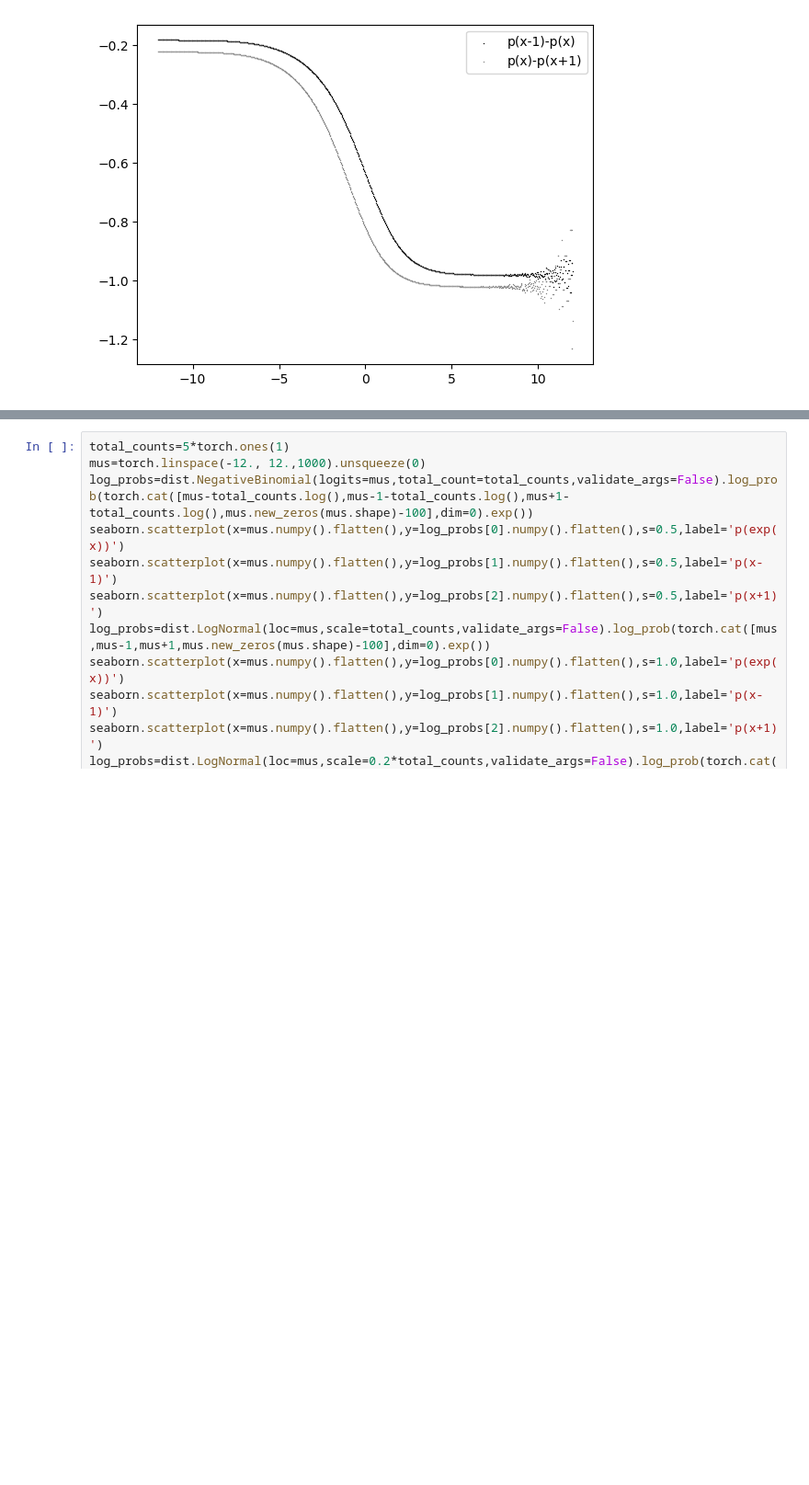
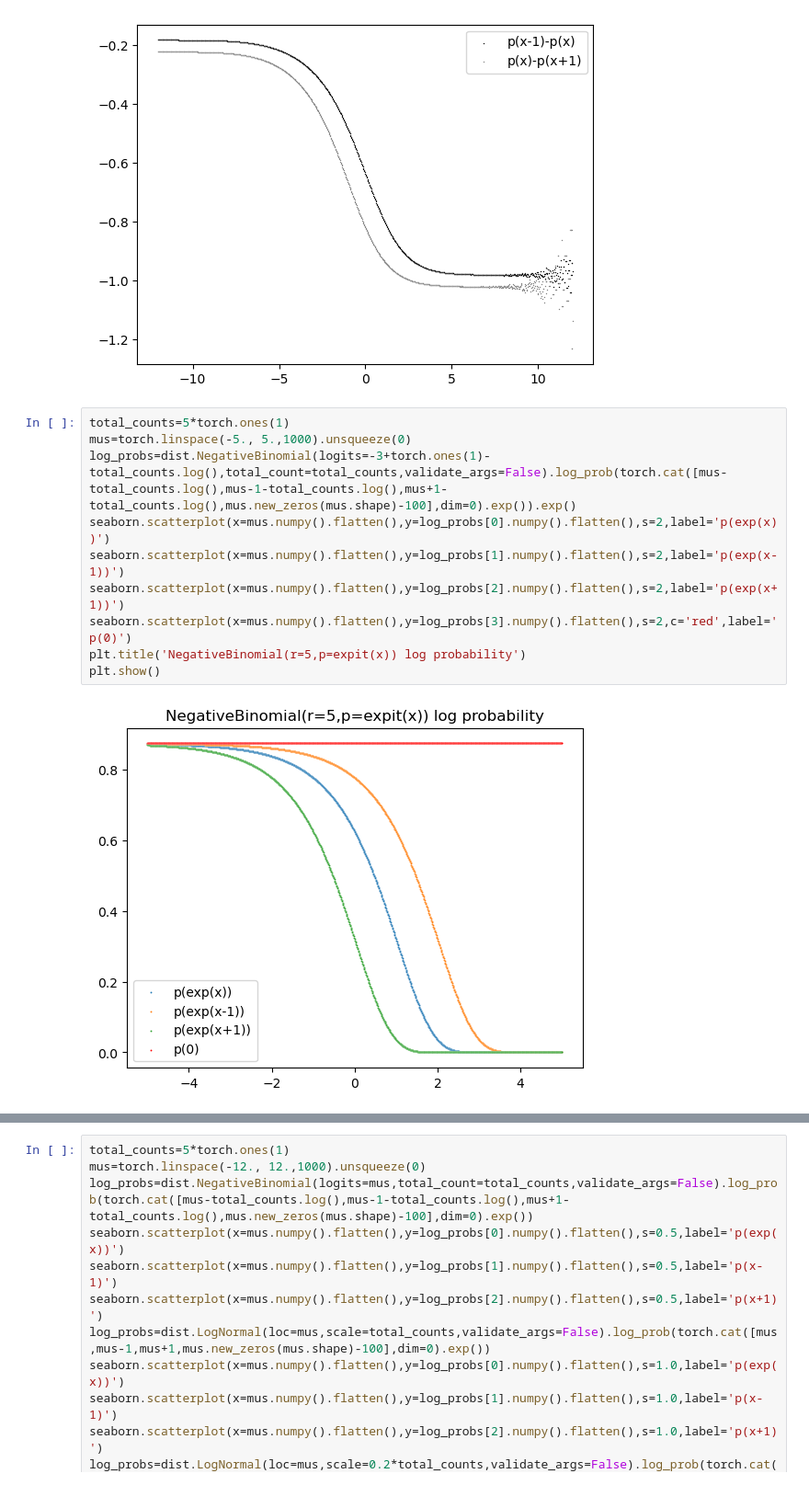
Before and after one commit to mtvector/scANTIPODE, a Jupyter notebook: examples/improve_fit/Toy-DiscreteWeibull-WithLaplacePriors-InitRandn.ipynb, the cells around one changed output, grey strips where cells are left out. Shown at 92% size. Drawn from its saved outputs; the diff is of its cells as text; blank space fills up the shorter version.

```diff
--- a/examples/improve_fit/Toy-DiscreteWeibull-WithLaplacePriors-InitRandn.ipynb
+++ b/examples/improve_fit/Toy-DiscreteWeibull-WithLaplacePriors-InitRandn.ipynb
@@ -294,4 +294,16 @@ seaborn.scatterplot(x=mus.numpy().flatten(),y=(log_probs[2]-log_probs[0]).numpy(
 # %% [output]
 <Axes: >
 [figure]
+# %%
+total_counts=5*torch.ones(1)
+mus=torch.linspace(-5., 5.,1000).unsqueeze(0)
+log_probs=dist.NegativeBinomial(logits=-3+torch.ones(1)-total_counts.log(),total_count=total_counts,validate_args=False).log_prob(torch.cat([mus-total_counts.log(),mus-1-total_counts.log(),mus+1-total_counts.log(),mus.new_zeros(mus.shape)-100],dim=0).exp()).exp()
+seaborn.scatterplot(x=mus.numpy().flatten(),y=log_probs[0].numpy().flatten(),s=2,label='p(exp(x))')
+seaborn.scatterplot(x=mus.numpy().flatten(),y=log_probs[1].numpy().flatten(),s=2,label='p(exp(x-1))')
+seaborn.scatterplot(x=mus.numpy().flatten(),y=log_probs[2].numpy().flatten(),s=2,label='p(exp(x+1))')
+seaborn.scatterplot(x=mus.numpy().flatten(),y=log_probs[3].numpy().flatten(),s=2,c='red',label='p(0)')
+plt.title('NegativeBinomial(r=5,p=expit(x)) log probability')
+plt.show()
+# %% [output]
+[figure, added]
 # %%
```
Also changed, not shown: parts of 2 cells of this notebook, 7 other files.
